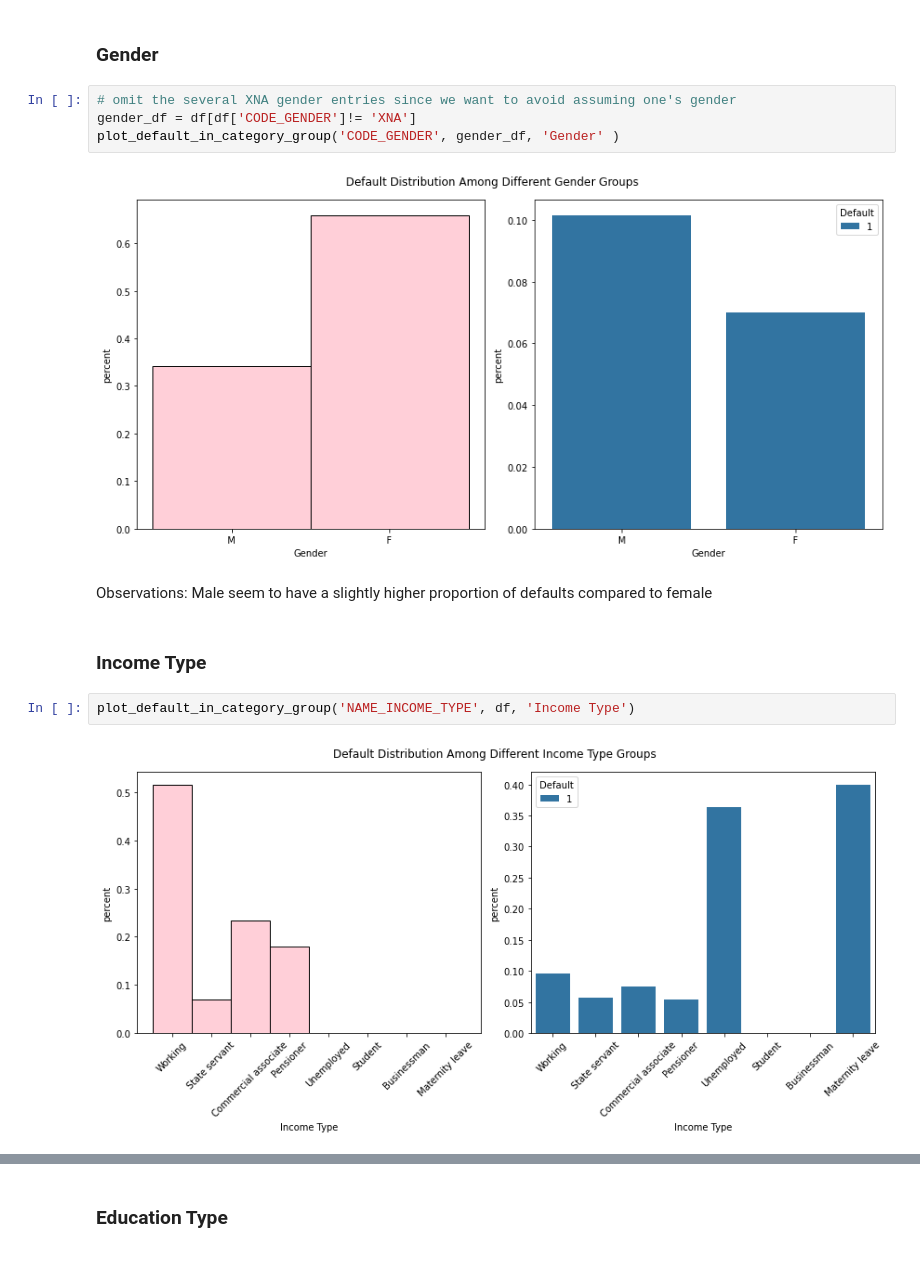
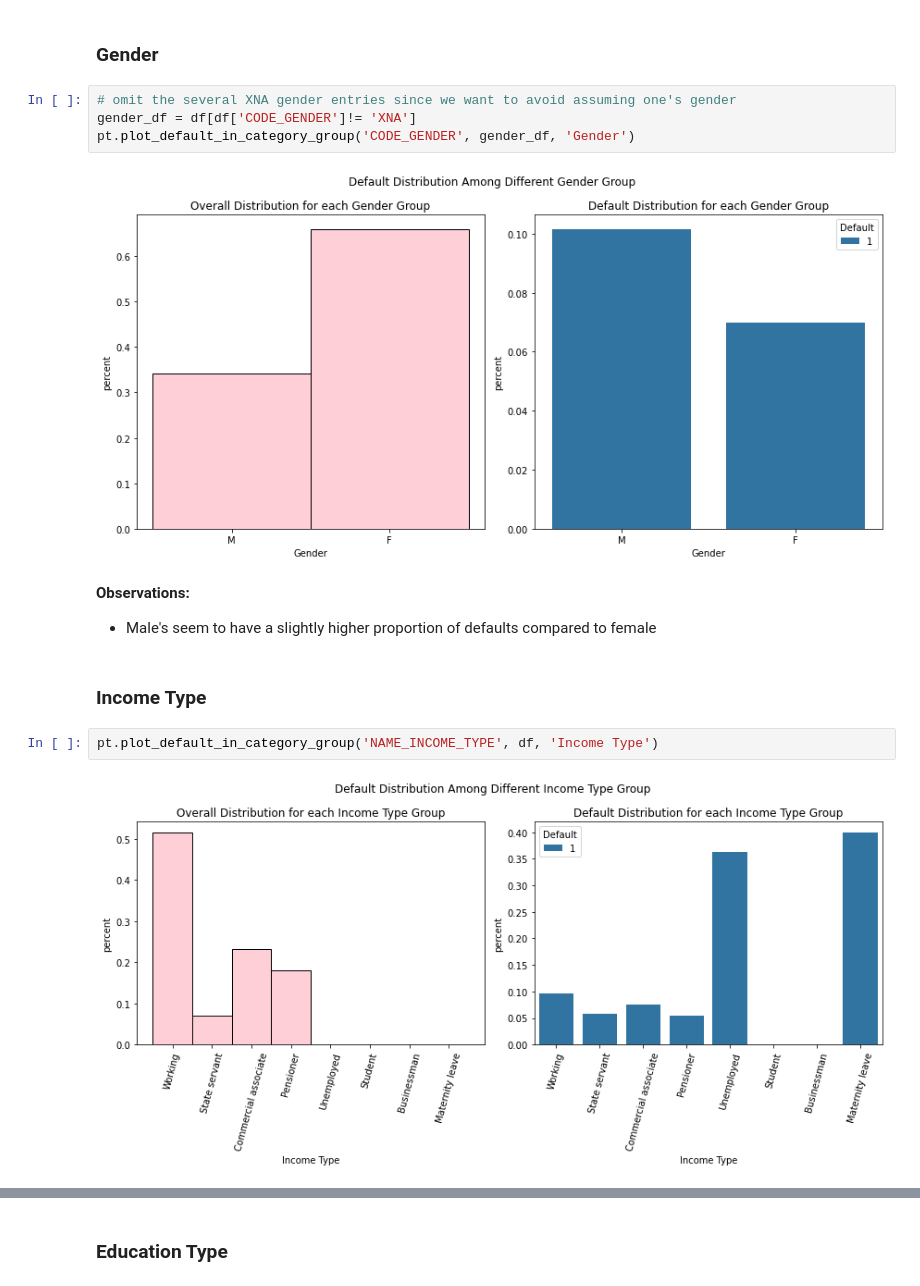
Before and after one commit to UCB-stat-159-s22/hw07-Group11, a Jupyter notebook: main.ipynb, the cells around one changed output, grey strips where cells are left out. Cells and saved outputs as stored; diff of their text form.

```diff
--- a/main.ipynb
+++ b/main.ipynb
@@ -154,15 +102,16 @@ Observations: Cash loans seem to have a slightly higher proportion of defaults c
 # %%
 # omit the several XNA gender entries since we want to avoid assuming one's gender
 gender_df = df[df['CODE_GENDER']!= 'XNA']
-plot_default_in_category_group('CODE_GENDER', gender_df, 'Gender' )
+pt.plot_default_in_category_group('CODE_GENDER', gender_df, 'Gender')
 # %% [output]
-[figure, old version]
+[figure, new version]
 # %% [markdown]
-Observations: Male seem to have a slightly higher proportion of defaults compared to female
+**Observations:**
+* Male's seem to have a slightly higher proportion of defaults compared to female
 # %% [markdown]
 ### Income Type
 # %%
-plot_default_in_category_group('NAME_INCOME_TYPE', df, 'Income Type')
+pt.plot_default_in_category_group('NAME_INCOME_TYPE', df, 'Income Type')
 # %% [output]
-[figure, old version]
+[figure, new version]
 # %% [markdown]
```
Also changed, not shown: parts of 29 cells of this notebook, 17 other files.
